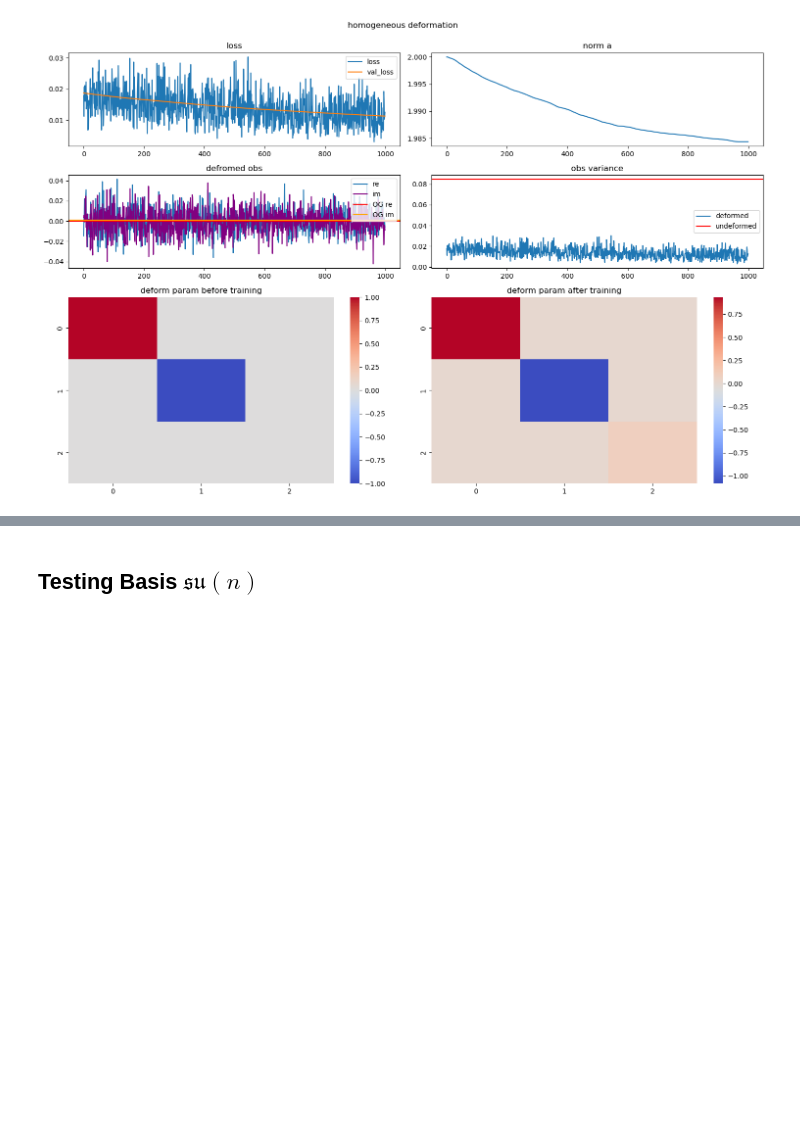
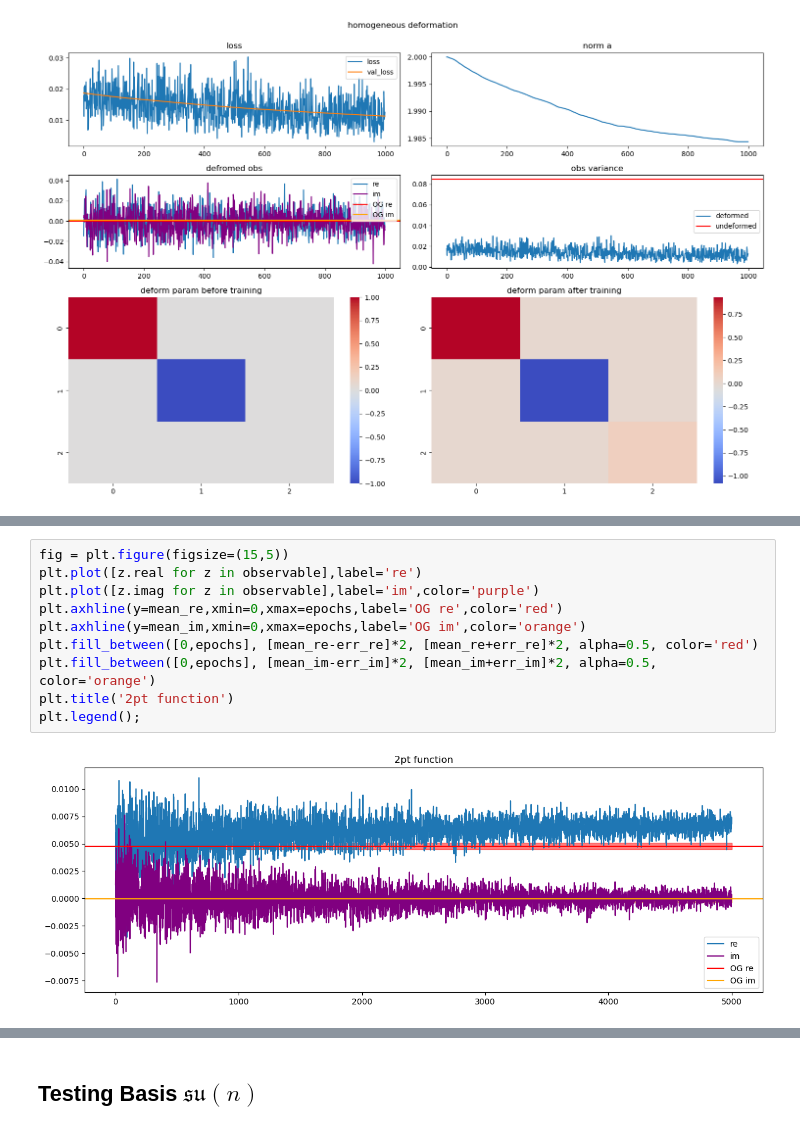
Before and after one commit to dHuberYoumans/CPNStN, a Jupyter notebook: toy_model/scrapbook.ipynb, the cells around one changed output, grey strips where cells are left out. Drawn from its saved outputs; the diff is of its cells as text; blank space fills up the shorter version.

```diff
--- a/toy_model/scrapbook.ipynb
+++ b/toy_model/scrapbook.ipynb
@@ -974,0 +1142,12 @@ plt.tight_layout();
+# %%
+fig = plt.figure(figsize=(15,5))
+plt.plot([z.real for z in observable],label='re')
+plt.plot([z.imag for z in observable],label='im',color='purple')
+plt.axhline(y=mean_re,xmin=0,xmax=epochs,label='OG re',color='red')
+plt.axhline(y=mean_im,xmin=0,xmax=epochs,label='OG im',color='orange')
+plt.fill_between([0,epochs], [mean_re-err_re]*2, [mean_re+err_re]*2, alpha=0.5, color='red')
+plt.fill_between([0,epochs], [mean_im-err_im]*2, [mean_im+err_im]*2, alpha=0.5, color='orange')
+plt.title('2pt function')
+plt.legend();
+# %% [output]
+[figure, added]
```
Also changed, not shown: parts of 9 cells of this notebook, 3 other files.
